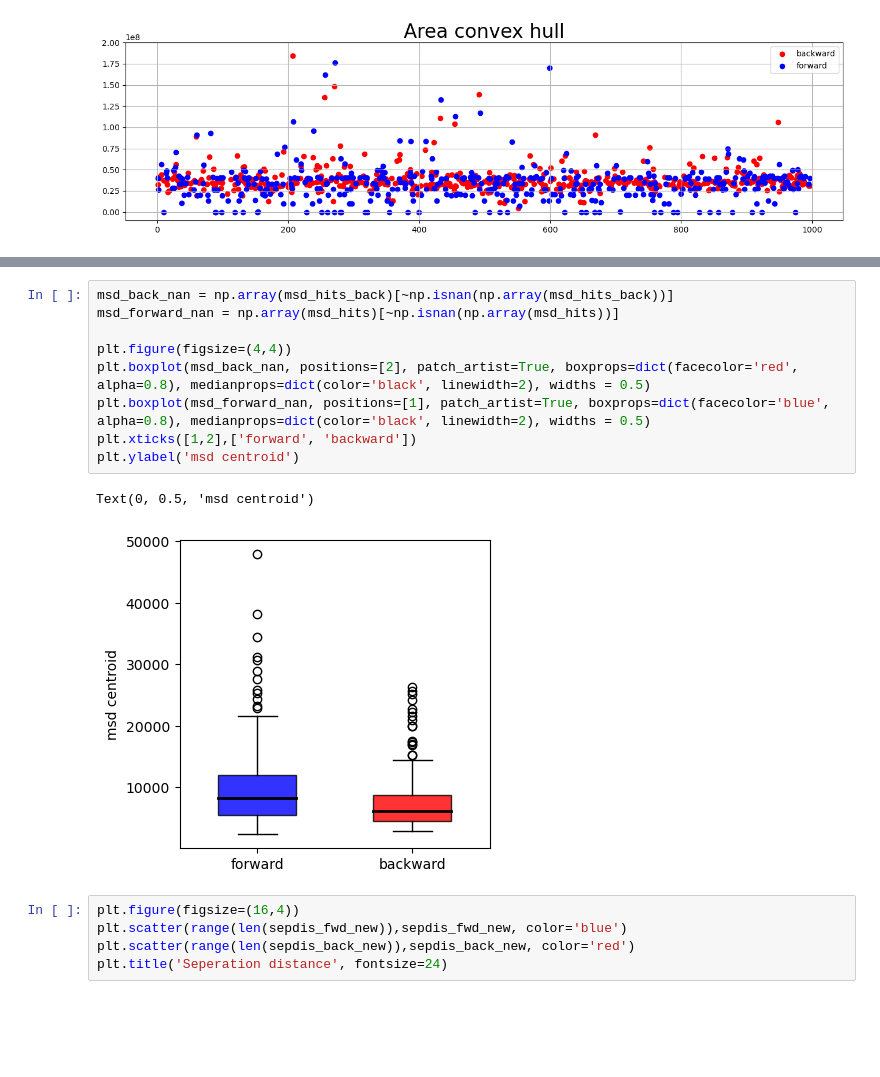
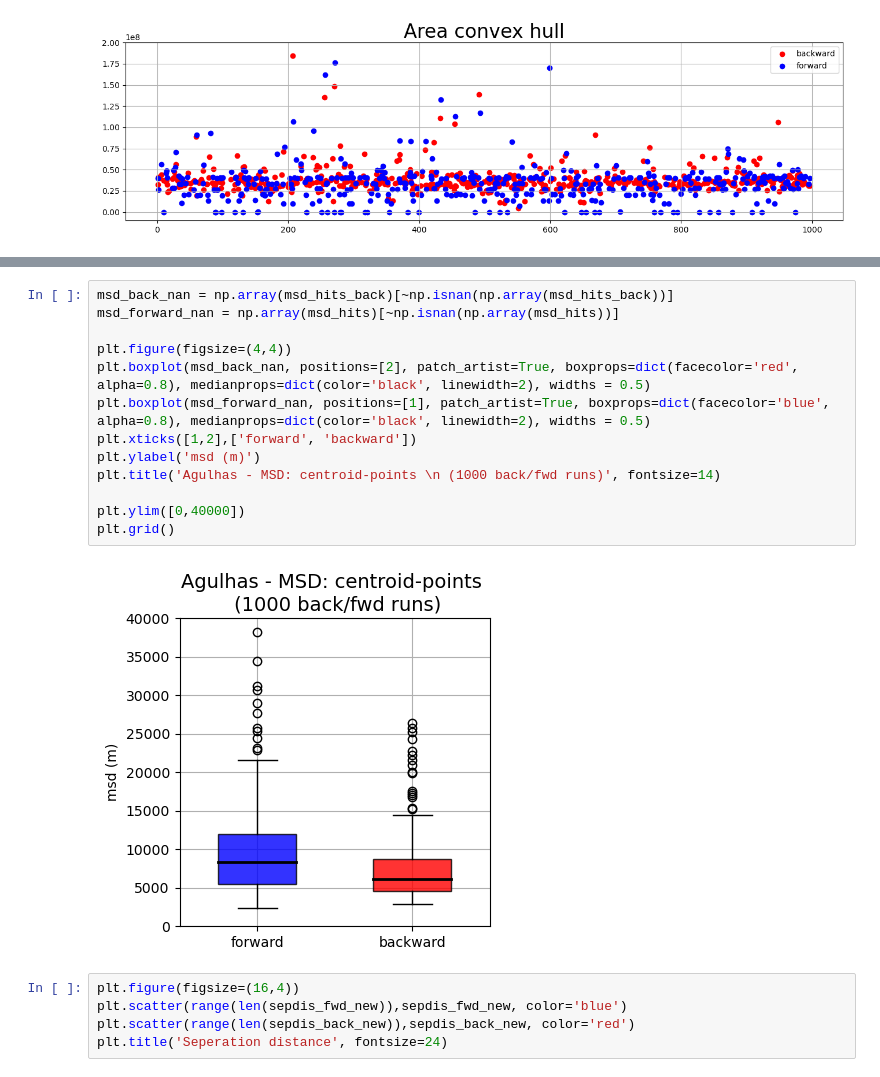
Before and after one commit to bentemoe/backtrack_opendrift, a Jupyter notebook: pick_random_fwd_as_truth_oceandrift_48h/agulhas_fwd_pick.ipynb, the cells around one changed output, grey strips where cells are left out. Drawn from its saved outputs; the diff is of its cells as text; blank space fills up the shorter version.

```diff
--- a/pick_random_fwd_as_truth_oceandrift_48h/agulhas_fwd_pick.ipynb
+++ b/pick_random_fwd_as_truth_oceandrift_48h/agulhas_fwd_pick.ipynb
@@ -350,15 +350,18 @@ plt.ylim([-1e7,1e8])
-# %%
-msd_back_nan = np.array(msd_hits_back)[~np.isnan(np.array(msd_hits_back))]
-msd_forward_nan = np.array(msd_hits)[~np.isnan(np.array(msd_hits))]
-
-plt.figure(figsize=(4,4))
-plt.boxplot(msd_back_nan, positions=[2], patch_artist=True, boxprops=dict(facecolor='red', alpha=0.8), medianprops=dict(color='black', linewidth=2), widths = 0.5)
-plt.boxplot(msd_forward_nan, positions=[1], patch_artist=True, boxprops=dict(facecolor='blue', alpha=0.8), medianprops=dict(color='black', linewidth=2), widths = 0.5)
-plt.xticks([1,2],['forward', 'backward'])
-plt.ylabel('msd centroid')
-# %% [output]
-Text(0, 0.5, 'msd centroid')
-[figure, removed]
+# %%
+msd_back_nan = np.array(msd_hits_back)[~np.isnan(np.array(msd_hits_back))]
+msd_forward_nan = np.array(msd_hits)[~np.isnan(np.array(msd_hits))]
+
+plt.figure(figsize=(4,4))
+plt.boxplot(msd_back_nan, positions=[2], patch_artist=True, boxprops=dict(facecolor='red', alpha=0.8), medianprops=dict(color='black', linewidth=2), widths = 0.5)
+plt.boxplot(msd_forward_nan, positions=[1], patch_artist=True, boxprops=dict(facecolor='blue', alpha=0.8), medianprops=dict(color='black', linewidth=2), widths = 0.5)
+plt.xticks([1,2],['forward', 'backward'])
+plt.ylabel('msd (m)')
+plt.title('Agulhas - MSD: centroid-points \n (1000 back/fwd runs)', fontsize=14)
+
+plt.ylim([0,40000])
+plt.grid()
+# %% [output]
+[figure, added]
 # %%
 plt.figure(figsize=(16,4))
 plt.scatter(range(len(sepdis_fwd_new)),sepdis_fwd_new, color='blue')
```
Also changed, not shown: parts of 4 cells of this notebook, 25 other files.
